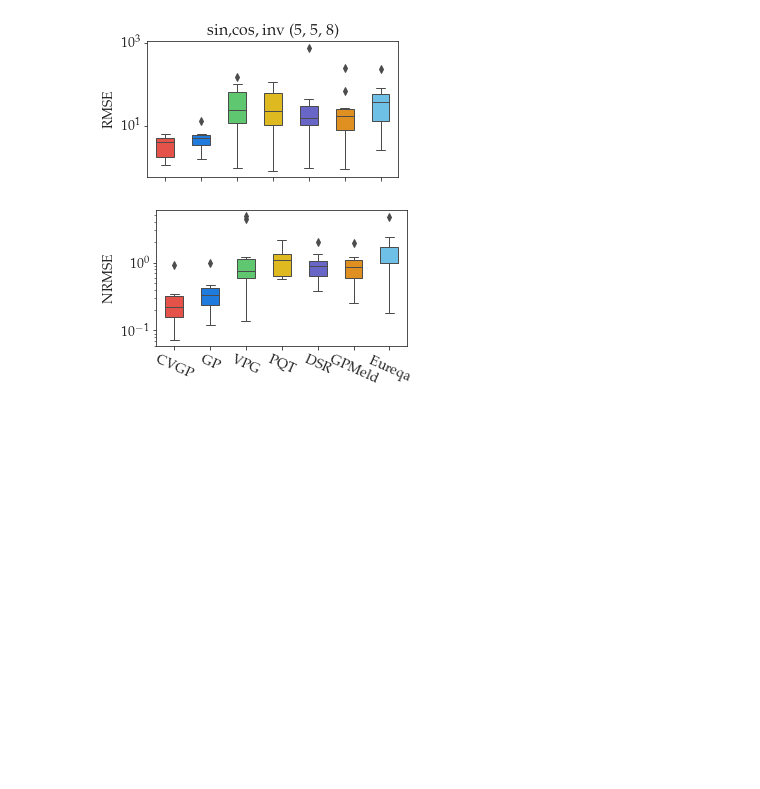
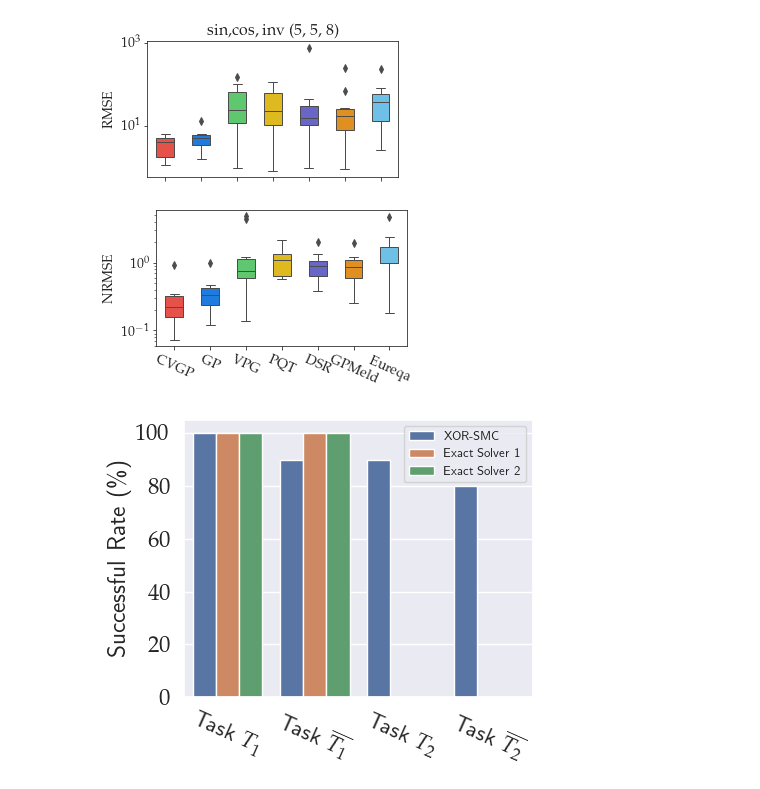
Before and after one commit to jil016/xor-smc, a Jupyter notebook: src_cpp/plot.ipynb, the cells around one changed output. Cells and saved outputs as stored; diff of their text form; code cells hidden in the pictures; blank space fills up the shorter version.

Commit message:
plot

```diff
--- a/src_cpp/plot.ipynb
+++ b/src_cpp/plot.ipynb
@@ -117,0 +148,23 @@ plot_one_metric(total, name, title,metric_name=metric_name,  show_title=False, s
+# %%
+sns.set(font_scale=1.5, rc={'text.usetex' : True})
+
+task1 = [100, 100, 100]
+task1_ = [90, 100, 100]
+task2 = [90, 0, 0]
+task2_ = [80, 0, 0]
+
+df=pd.DataFrame({
+    "Accuracy": task1 + task1_ + task2 + task2_,
+    "Method": ['XOR-SMC', 'Exact Solver 1', 'Exact Solver 2'] * 4,
+    "Tasks": [r'Task $T_1$'] * 3 + [r'Task $\overline{T_1}$'] * 3 + [r'Task $T_2$'] * 3 + [r'Task $\overline{T_2}$'] * 3,
+})
+plt.figure(figsize=(4.5,3.6))
+ax=sns.barplot(data=df, x="Tasks",y = "Accuracy", hue="Method", dodge=True)
+ax.legend( fontsize=9)
+
+ax.set(ylabel="Successful Rate (\%)", xlabel="")
+plt.xticks(rotation=-24)
+fname = os.path.join(basepath, name+"_metric.pdf")
+plt.savefig(fname, bbox_inches='tight', pad_inches=0)
+# %% [output]
+[figure, added]
```
Also changed, not shown: parts of 3 cells of this notebook, 4 other files.
